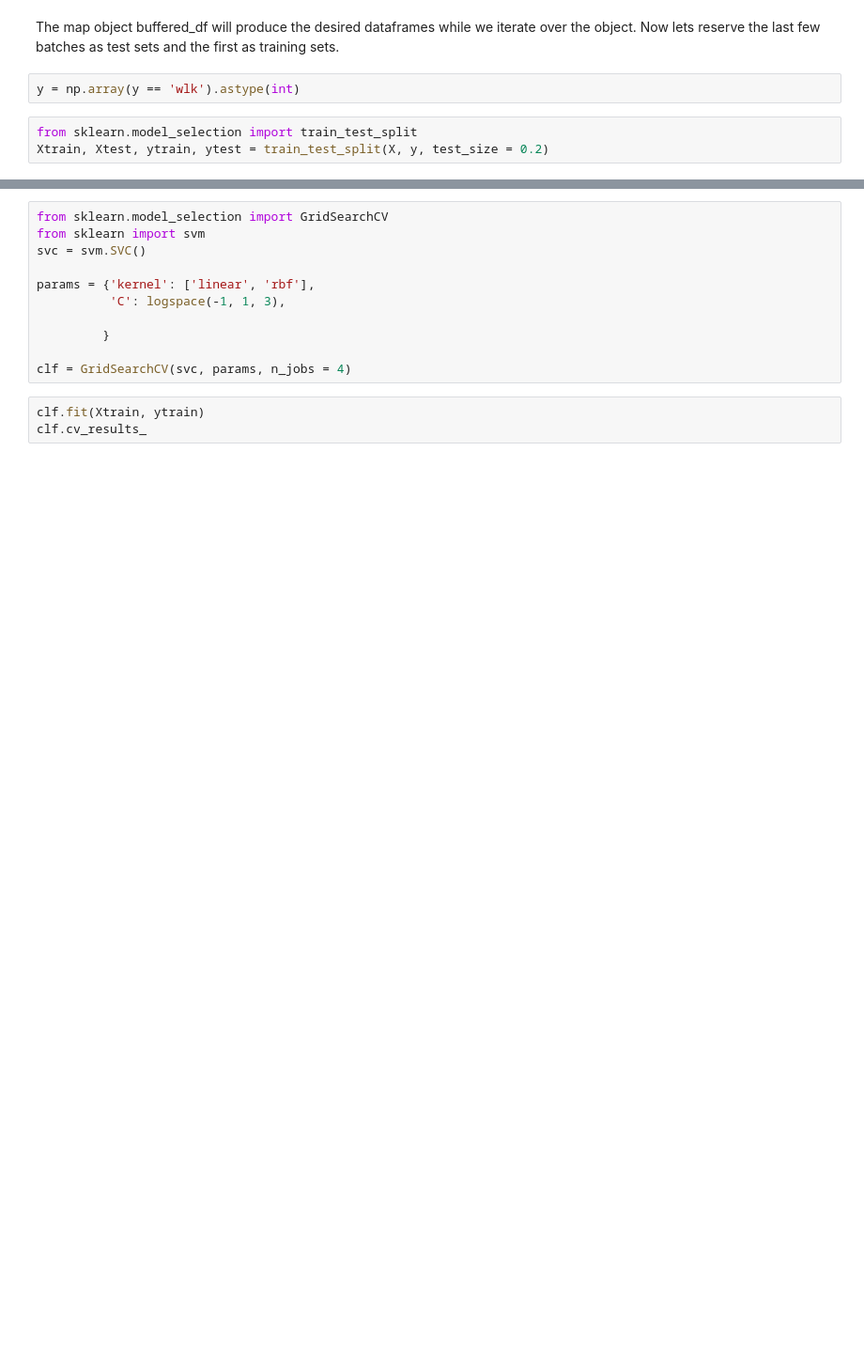
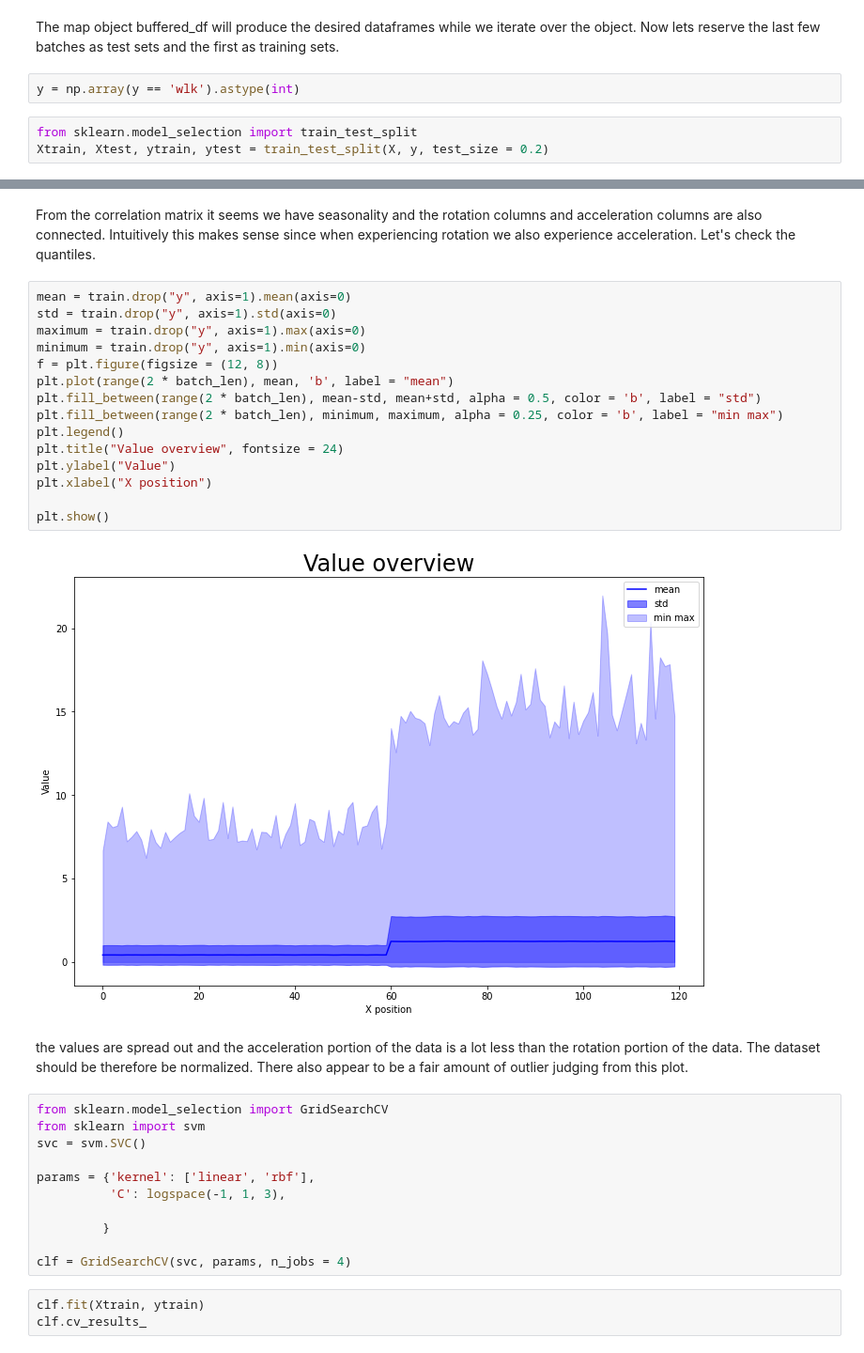
Before and after one commit to thomashaaland/sensorStep, a Jupyter notebook: Motionsense.ipynb, the cells around one changed output, grey strips where cells are left out. Shown at 94% size. Drawn from its saved outputs; the diff is of its cells as text; blank space fills up the shorter version.

```diff
--- a/Motionsense.ipynb
+++ b/Motionsense.ipynb
@@ -182,3 +206,24 @@ Xtrain, Xtest, ytrain, ytest = train_test_split(X, y, test_size = 0.2)
+# %% [markdown]
+From the correlation matrix it seems we have seasonality and the rotation columns and acceleration columns are also connected. Intuitively this makes sense since when experiencing rotation we also experience acceleration. Let's check the quantiles.
+# %%
+mean = train.drop("y", axis=1).mean(axis=0)
+std = train.drop("y", axis=1).std(axis=0)
+maximum = train.drop("y", axis=1).max(axis=0)
+minimum = train.drop("y", axis=1).min(axis=0)
+f = plt.figure(figsize = (12, 8))
+plt.plot(range(2 * batch_len), mean, 'b', label = "mean")
+plt.fill_between(range(2 * batch_len), mean-std, mean+std, alpha = 0.5, color = 'b', label = "std")
+plt.fill_between(range(2 * batch_len), minimum, maximum, alpha = 0.25, color = 'b', label = "min max")
+plt.legend()
+plt.title("Value overview", fontsize = 24)
+plt.ylabel("Value")
+plt.xlabel("X position")
+
+plt.show()
+# %% [output]
+[figure, added]
+# %% [markdown]
+the values are spread out and the acceleration portion of the data is a lot less than the rotation portion of the data. The dataset should be therefore be normalized. There also appear to be a fair amount of outlier judging from this plot.
 # %%
 from sklearn.model_selection import GridSearchCV
 from sklearn import svm
```
Also changed, not shown: parts of 5 cells of this notebook.
